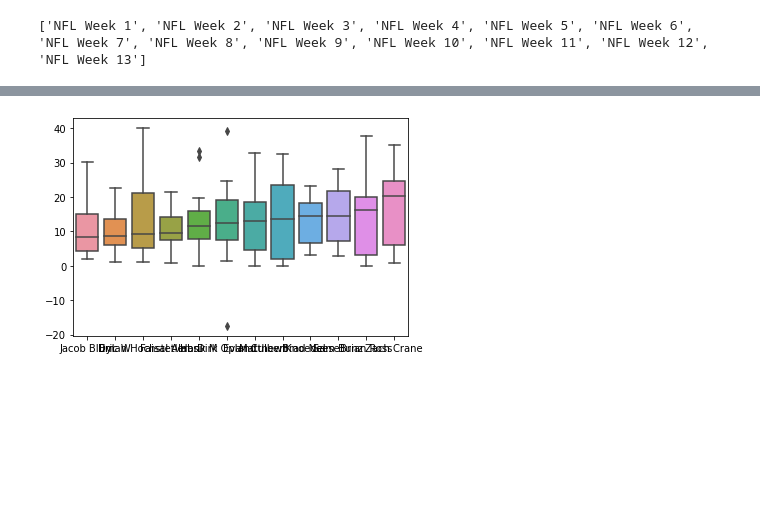
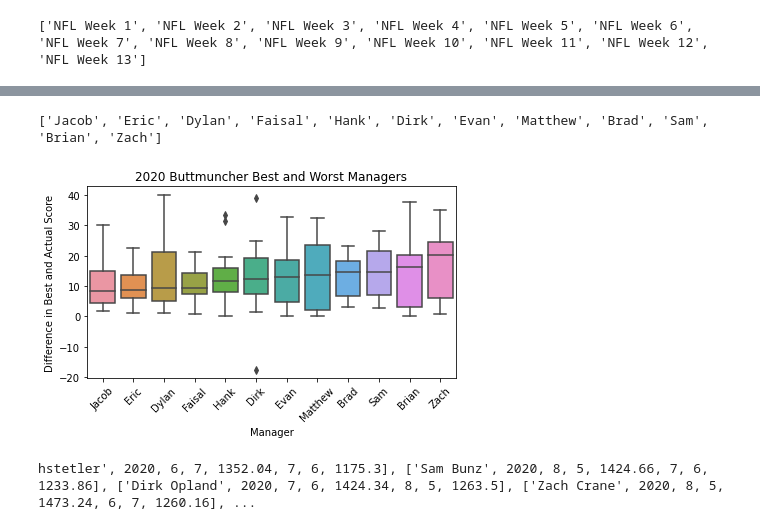
Before and after one commit to hmandsager/bm-fantasy-football, a Jupyter notebook: src/worstmanager.ipynb, the cells around one changed output, grey strips where cells are left out. Drawn from its saved outputs; the diff is of its cells as text; code cells hidden in the pictures; blank space fills up the shorter version.

```diff
--- a/src/worstmanager.ipynb
+++ b/src/worstmanager.ipynb
@@ -38,7 +38,7 @@ weeks = ["NFL Week " + str(i) for i in range(1,14)]
 best_weekly_score = {name : [] for name in managers}
 weekly_score_differential = {name : [] for name in managers}
 best_weekly_scores = []
-years = [2020]
+years = [2019, 2020]
 for year in years :
     for week in weeks :
         for manager in managers :
@@ -102,9 +102,13 @@ for year in years :
             best_score = round(best_qb + best_rbs_1 + best_rbs_2 + best_wrs_1 + best_wrs_2 + best_te + best_flex + best_d + best_kicker, 2)
             actual = games.loc[(games["Year"] == year) & (games["Title"] == week) & (games["Managers"] == manager)]
             actual.reset_index(inplace=True)
+            opponent = actual.at[0, "Opponent"]
+            result = actual.at[0, "Result"]
             actual = actual.at[0,"Score"]
+            score_differential = round(best_score - actual, 2)
             best_weekly_score[manager].append(best_score)
-            weekly_score_differential[manager].append(round(best_score - actual,2))
+            weekly_score_differential[manager].append(score_differential)
+            best_weekly_scores.append([year, week, manager, best_score, actual, score_differential, opponent, result])
 print(best_weekly_score)
 print(weekly_score_differential)
 # %% [output]
@@ -121,4 +139,16 @@ diff_df = pd.DataFrame.from_dict(new_dict)
-# %%
-ax = sns.boxplot(data=diff_df)
-# %% [output]
-[figure, removed]
+# %%
+first_names = [name.split()[0] for name in diff_df.columns]
+print(first_names)
+# %% [output]
+['Jacob', 'Eric', 'Dylan', 'Faisal', 'Hank', 'Dirk', 'Evan', 'Matthew', 'Brad', 'Sam', 'Brian', 'Zach']
+# %%
+ax = sns.boxplot(data=diff_df)
+ax.set_xticklabels(labels = first_names, rotation=45)
+ax.set_title("2020 Buttmuncher Best and Worst Managers")
+ax.set_xlabel("Manager")
+ax.set_ylabel("Difference in Best and Actual Score")
+plt.tight_layout()
+fig = ax.get_figure()
+fig.savefig(plots_root + r"\Managers2020.png", dpi=200, pad_inches=0.2)
+# %% [output]
+[figure, added]
@@ -124,0 +173,23 @@ ax = sns.boxplot(data=diff_df)
+# %%
+records = []
+for year in years :
+    record = [[name, year, 0, 0, 0, 0, 0, 0] for name in managers]
+    for i,row in best_games_df.iterrows() :
+        ind = [key for key, val in enumerate(managers) if val == row["Manager"]][0]
+        if row["Year"] == year :
+            if row["Best Score Result"] == "W" :
+                record[ind][2] += 1
+            else :
+                record[ind][3] += 1
+            if row["Actual Result"] == "W" :
+                record[ind][5] += 1
+            else :
+                record[ind][6] += 1
+            record[ind][4] += row["Best Score"]
+            record[ind][4] = round(record[ind][4], 2)
+            record[ind][7] += row["Actual Score"]
+            record[ind][7] = round(record[ind][7], 2)
+    records.extend(record)
+best_games_records_df.to_csv(data_root + r"\best_games.csv")
+# %% [output]
+hstetler', 2020, 6, 7, 1352.04, 7, 6, 1175.3], ['Sam Bunz', 2020, 8, 5, 1424.66, 7, 6, 1233.86], ['Dirk Opland', 2020, 7, 6, 1424.34, 8, 5, 1263.5], ['Zach Crane', 2020, 8, 5, 1473.24, 6, 7, 1260.16], ...
```
Also changed, not shown: parts of 3 cells of this notebook, 1 other file.
